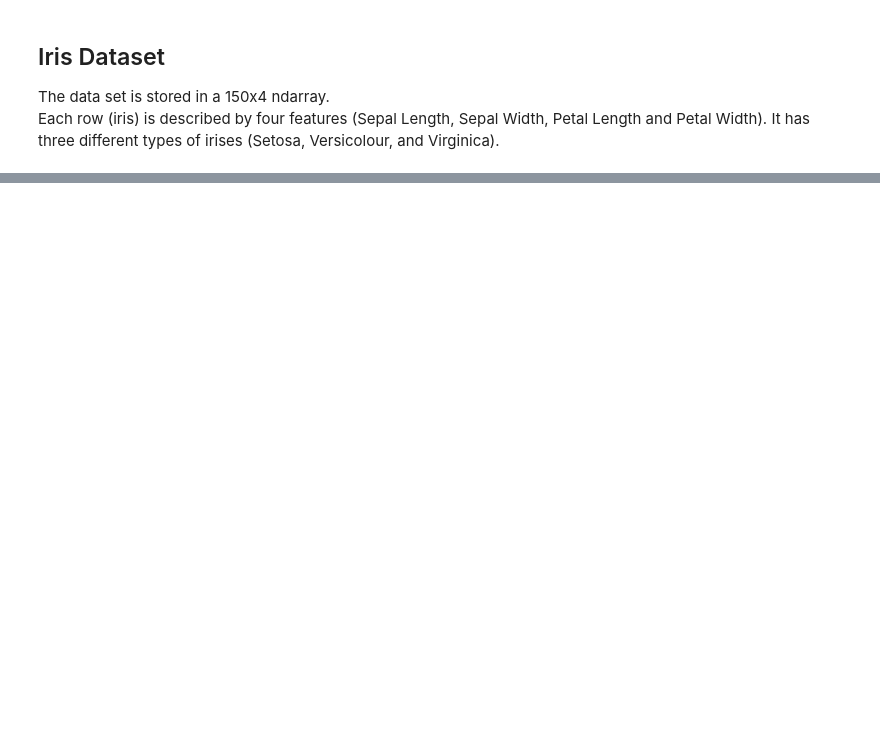
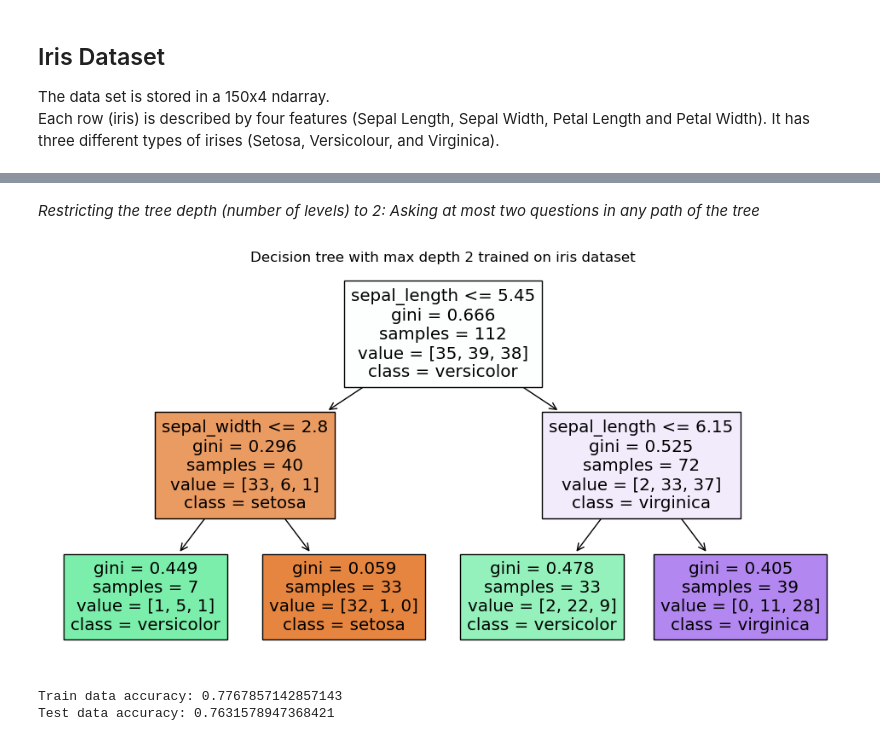
Before and after one commit to cmps460s24/cmps460-content, a Jupyter notebook: examples/05.dt/1.dt_example.ipynb, the cells around one changed output, grey strips where cells are left out. Saved outputs shown, nothing was run; the diff lists cells and outputs as text; code cells hidden in the pictures; blank space fills up the shorter version.

```diff
--- a/examples/05.dt/1.dt_example.ipynb
+++ b/examples/05.dt/1.dt_example.ipynb
@@ -76,0 +84,17 @@ plt.show()
+# %% [markdown]
+*Restricting the tree depth (number of levels) to 2: Asking at most two questions in any path of the tree*
+# %%
+decision_tree = DecisionTreeClassifier(max_depth=2, random_state=42)
+decision_tree = decision_tree.fit(X_train, y_train)
+plt.figure(figsize=(12,6))
+col_names = ['sepal_length', 'sepal_width']
+plot_tree(decision_tree, filled=True, feature_names=col_names, class_names=iris_ds.target_names)
+plt.title("Decision tree with max depth 2 trained on iris dataset")
+plt.show()
+
+print("Train data accuracy:", decision_tree.score(X_train, y_train))
+print("Test data accuracy:", decision_tree.score(X_test, y_test))
+# %% [output]
+[figure, added]
+Train data accuracy: 0.7767857142857143
+Test data accuracy: 0.7631578947368421
```
Also changed, not shown: parts of 5 cells of this notebook, 3 other files.
